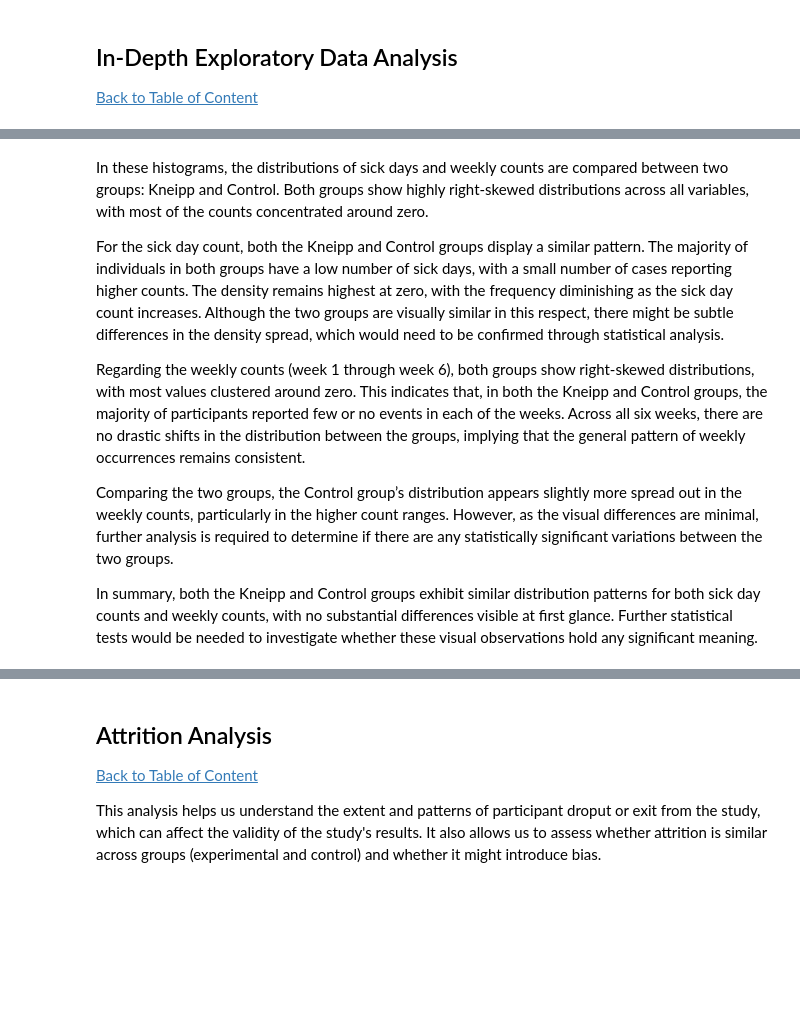
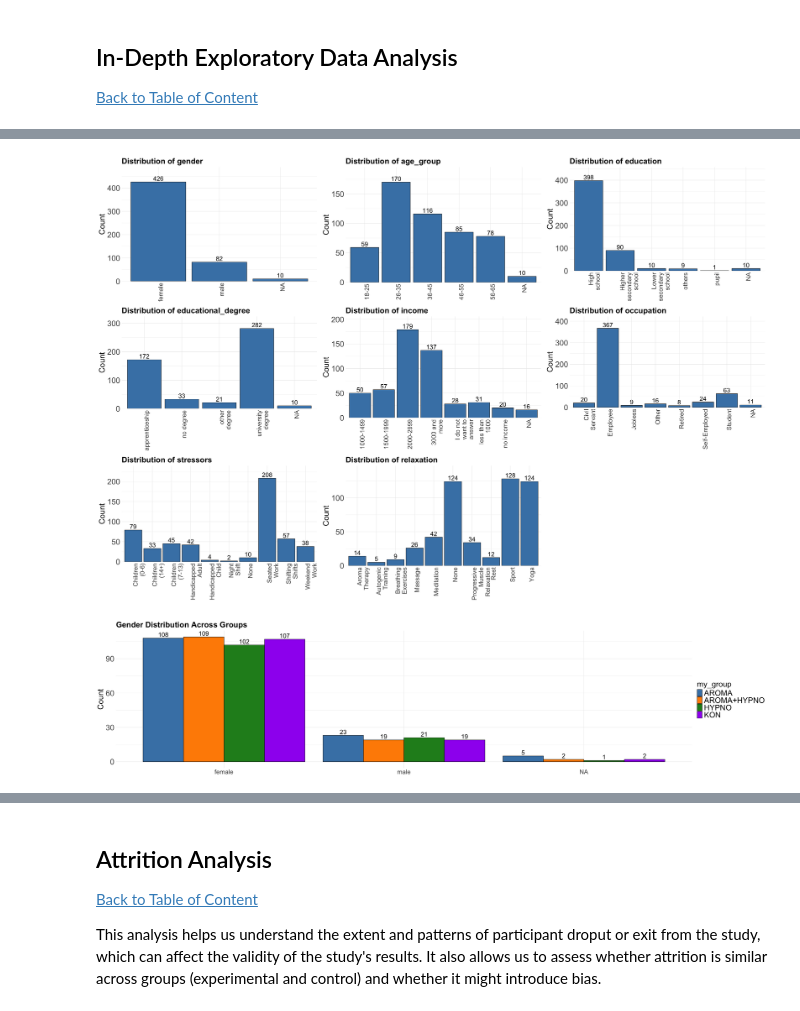
Before and after one commit to sschepanski/MindSpaceOne, a Jupyter notebook: scr/Analysis.ipynb, the cells around one changed output, grey strips where cells are left out. Cells and saved outputs as stored; diff of their text form; code cells hidden in the pictures; blank space fills up the shorter version.

Commit message:
Changes in analysis

```diff
--- a/scr/Analysis.ipynb
+++ b/scr/Analysis.ipynb
@@ -341,10 +295,40 @@ grid.arrange(grobs = c(rbind(histograms_group1, histograms_group2)), ncol = 2)
-# %% [markdown]
-In these histograms, the distributions of sick days and weekly counts are compared between two groups: Kneipp and Control. Both groups show highly right-skewed distributions across all variables, with most of the counts concentrated around zero.
-
-For the sick day count, both the Kneipp and Control groups display a similar pattern. The majority of individuals in both groups have a low number of sick days, with a small number of cases reporting higher counts. The density remains highest at zero, with the frequency diminishing as the sick day count increases. Although the two groups are visually similar in this respect, there might be subtle differences in the density spread, which would need to be confirmed through statistical analysis.
-
-Regarding the weekly counts (week 1 through week 6), both groups show right-skewed distributions, with most values clustered around zero. This indicates that, in both the Kneipp and Control groups, the majority of participants reported few or no events in each of the weeks. Across all six weeks, there are no drastic shifts in the distribution between the groups, implying that the general pattern of weekly occurrences remains consistent.
-
-Comparing the two groups, the Control group’s distribution appears slightly more spread out in the weekly counts, particularly in the higher count ranges. However, as the visual differences are minimal, further analysis is required to determine if there are any statistically significant variations between the two groups.
-
-In summary, both the Kneipp and Control groups exhibit similar distribution patterns for both sick day counts and weekly counts, with no substantial differences visible at first glance. Further statistical tests would be needed to investigate whether these visual observations hold any significant meaning.
+# %%
+# ------------------------
+# FILTER SOCIODEMOGRAPHIC DATA
+# ------------------------
+socio_data <- mind %>%
+    filter(Quest_Nr == "Sozio") %>%
+    janitor::remove_empty(c("rows", "cols"))
+
+# Filter out 'ADMIN' group
+socio_data <- socio_data %>% filter(my_group != "ADMIN")
+# %%
+# ------------------------
+# DISTRIBUTION ANALYSIS OF CATEGORICAL VARIABLES
+# ------------------------
+# Define sociodemographic variables
+sociodemographic_vars <- c("gender", "age_group", "education", "educational_degree",
+                           "income", "occupation", "stressors", "relaxation")
+# %%
+# Create individual plots and store them in a list with adjusted label positions
+plots <- lapply(sociodemographic_vars, function(var) {
+  ggplot(socio_data, aes(x = .data[[var]])) +
+    geom_bar(fill = "steelblue", color = "black") +
+    geom_text(stat = "count", aes(label = after_stat(count)), vjust = -0.3, size = 7) +  # Place counts just above bars
+    theme_minimal() +
+    labs(title = paste("Distribution of", var), x = NULL, y = "Count") +  # Suppress x-axis label
+    scale_x_discrete(labels = function(x) str_wrap(x, width = 10)) +  # Wrap x-axis labels
+    scale_y_continuous(expand = expansion(mult = c(0, 0.15))) +  # Extend y-axis to leave space for counts
+    theme(
+      axis.text.x = element_text(angle = 90, hjust = 1, size = 20),  # Adjust x-axis text angle and size
+      axis.text.y = element_text(size = 25),  # Adjust y-axis text size
+      axis.title.y = element_text(size = 25),  # Adjust y-axis label size
+      plot.title = element_text(size = 25, face = "bold"),
+      plot.margin = margin(10, 10, 10, 10)  # Add spacing around each plot
+    )
+})
+
+# Arrange plots in a 3-row, 3-column grid
+grid.arrange(grobs = plots, nrow = 3, ncol = 3)
+# %% [output]
+[figure, added]
@@ -350,0 +342,21 @@ In summary, both the Kneipp and Control groups exhibit similar distribution patt
+# %%
+# Create the grouped bar plot for gender distribution across `my_group`
+ggplot(socio_data, aes(x = gender, fill = my_group)) +
+  geom_bar(position = "dodge", color = "black") +  # Grouped bars with color borders
+  geom_text(stat = "count", aes(label = after_stat(count)),
+            position = position_dodge(width = 0.9), vjust = -0.3, size = 7) +  # Add counts above bars
+  theme_minimal() +
+  labs(title = "Gender Distribution Across Groups", x = NULL, y = "Count") +
+  scale_fill_manual(values = c("AROMA" = "steelblue", "AROMA+HYPNO" = "darkorange",
+                               "HYPNO" = "forestgreen", "KON" = "purple")) +  # Custom colors for clarity
+  theme(
+    axis.text.x = element_text(size = 20, angle = 0),  # Adjust x-axis text size
+    axis.text.y = element_text(size = 25),  # Adjust y-axis text size
+    axis.title.x = element_text(size = 25),  # Adjust x-axis label size
+    axis.title.y = element_text(size = 25),  # Adjust y-axis label size
+    plot.title = element_text(size = 25, face = "bold"),
+    legend.title = element_text(size = 25),  # Legend title size
+    legend.text = element_text(size = 25)  # Legend text size
+  )
+# %% [output]
+[figure, added]
```
Also changed, not shown: parts of 25 cells of this notebook.
